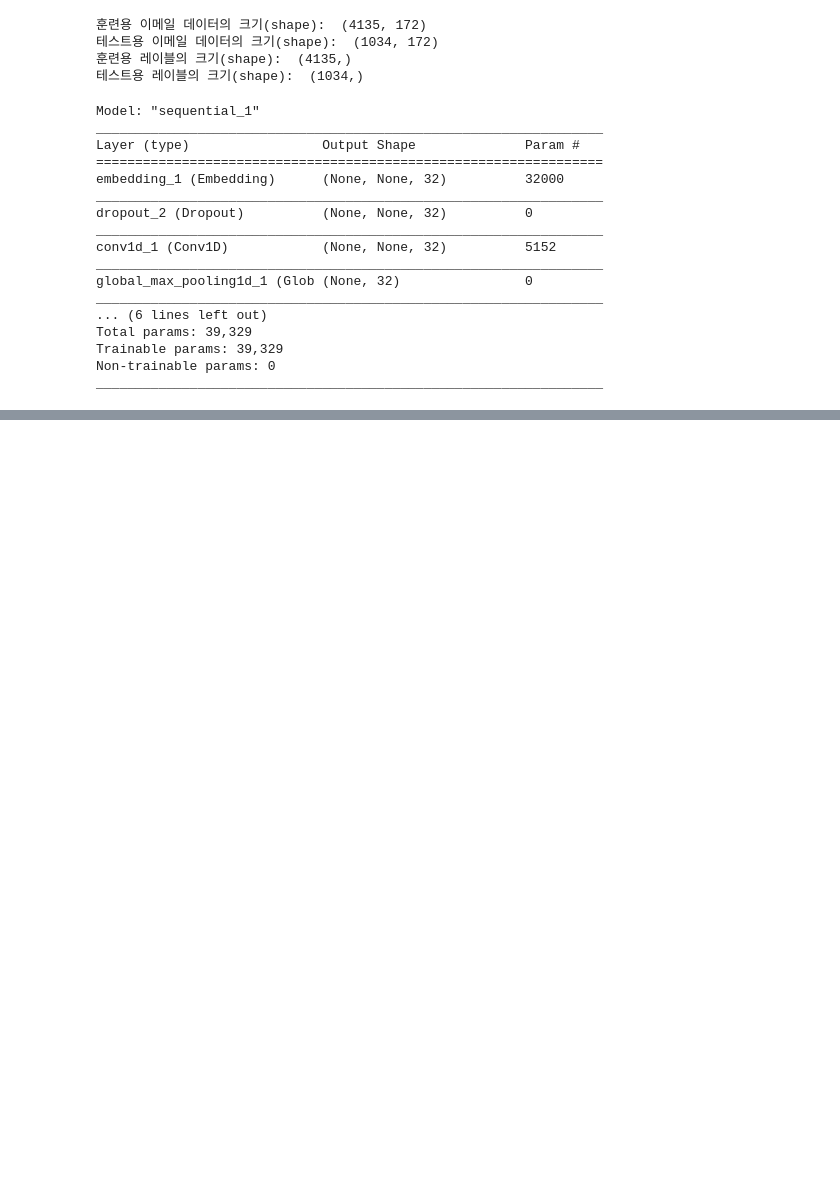
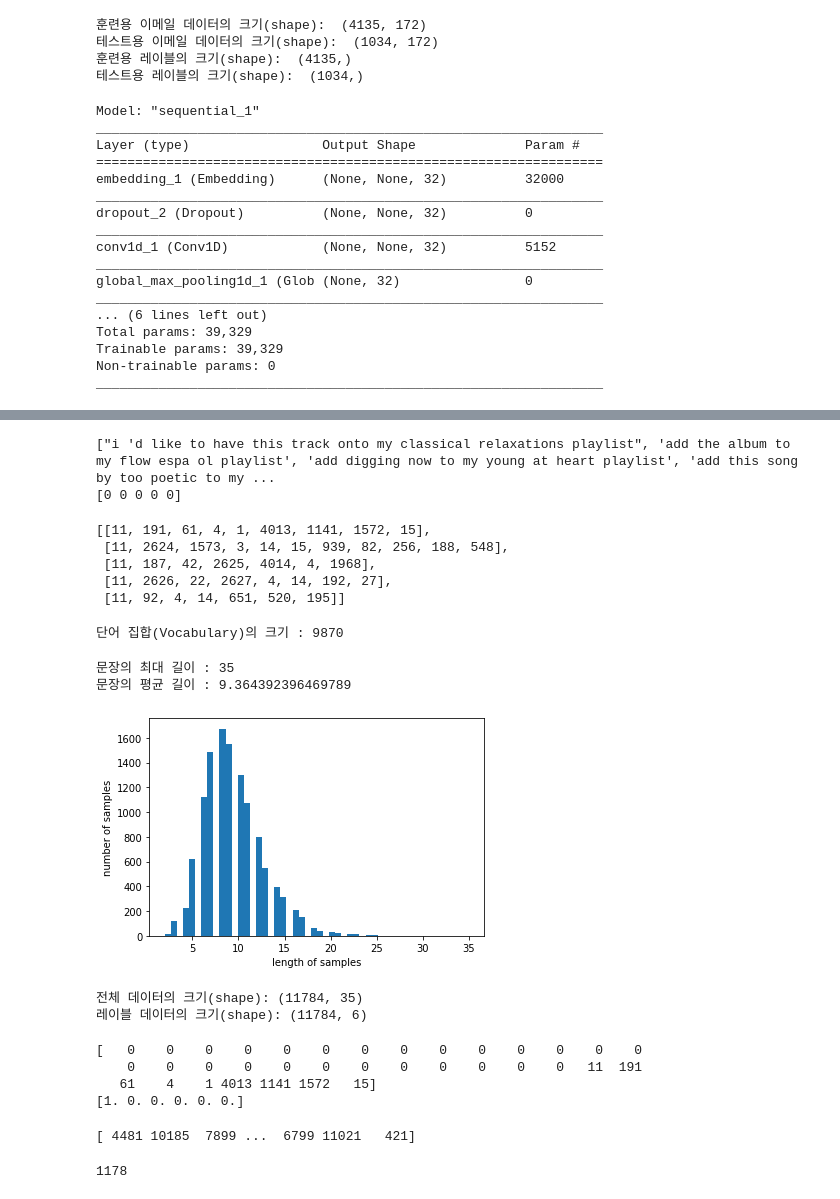
Before and after one commit to JoonYoung-Sohn/practice, a Jupyter notebook: 201204_CNN.ipynb, the cells around one changed output, grey strips where cells are left out. Cells and saved outputs as stored; diff of their text form; code cells hidden in the pictures; blank space fills up the shorter version.

```diff
--- a/201204_CNN.ipynb
+++ b/201204_CNN.ipynb
@@ -259,0 +626,57 @@ print("\n 테스트 정확도: %.4f" % (model.evaluate(X_test, y_test)[1]))
+# %%
+print(intent_test[:5])
+print(label_test[:5])
+# %% [output]
+["i 'd like to have this track onto my classical relaxations playlist", 'add the album to my flow espa ol playlist', 'add digging now to my young at heart playlist', 'add this song by too poetic to my ...
+[0 0 0 0 0]
+# %%
+tokenizer = Tokenizer()
+tokenizer.fit_on_texts(intent_train)
+sequences = tokenizer.texts_to_sequences(intent_train)
+sequences[:5]
+# %% [output]
+[[11, 191, 61, 4, 1, 4013, 1141, 1572, 15],
+ [11, 2624, 1573, 3, 14, 15, 939, 82, 256, 188, 548],
+ [11, 187, 42, 2625, 4014, 4, 1968],
+ [11, 2626, 22, 2627, 4, 14, 192, 27],
+ [11, 92, 4, 14, 651, 520, 195]]
+# %%
+word_index = tokenizer.word_index
+vocab_size = len(word_index) + 1
+print('단어 집합(Vocabulary)의 크기 :',vocab_size)
+# %% [output]
+단어 집합(Vocabulary)의 크기 : 9870
+# %%
+print('문장의 최대 길이 :',max(len(l) for l in sequences))
+print('문장의 평균 길이 :',sum(map(len, sequences))/len(sequences))
+plt.hist([len(s) for s in sequences], bins=50)
+plt.xlabel('length of samples')
+plt.ylabel('number of samples')
+plt.show()
+# %% [output]
+문장의 최대 길이 : 35
+문장의 평균 길이 : 9.364392396469789
+[figure, added]
+# %%
+max_len = 35
+intent_train = pad_sequences(sequences, maxlen = max_len)
+label_train = to_categorical(np.asarray(label_train))
+print('전체 데이터의 크기(shape):', intent_train.shape)
+print('레이블 데이터의 크기(shape):', label_train.shape)
+# %% [output]
+전체 데이터의 크기(shape): (11784, 35)
+레이블 데이터의 크기(shape): (11784, 6)
+# %%
+print(intent_train[0])
+print(label_train[0])
+# %% [output]
+[   0    0    0    0    0    0    0    0    0    0    0    0    0    0
+    0    0    0    0    0    0    0    0    0    0    0    0   11  191
+   61    4    1 4013 1141 1572   15]
+[1. 0. 0. 0. 0. 0.]
+# %%
+indices = np.arange(intent_train.shape[0])
+np.random.shuffle(indices)
+print(indices)
+# %% [output]
+[ 4481 10185  7899 ...  6799 11021   421]
@@ -259,0 +686,5 @@ print("\n 테스트 정확도: %.4f" % (model.evaluate(X_test, y_test)[1]))
+# %%
+n_of_val = int(0.1 * intent_train.shape[0])
+print(n_of_val)
+# %% [output]
+1178
```
Also changed, not shown: parts of 83 cells of this notebook.
